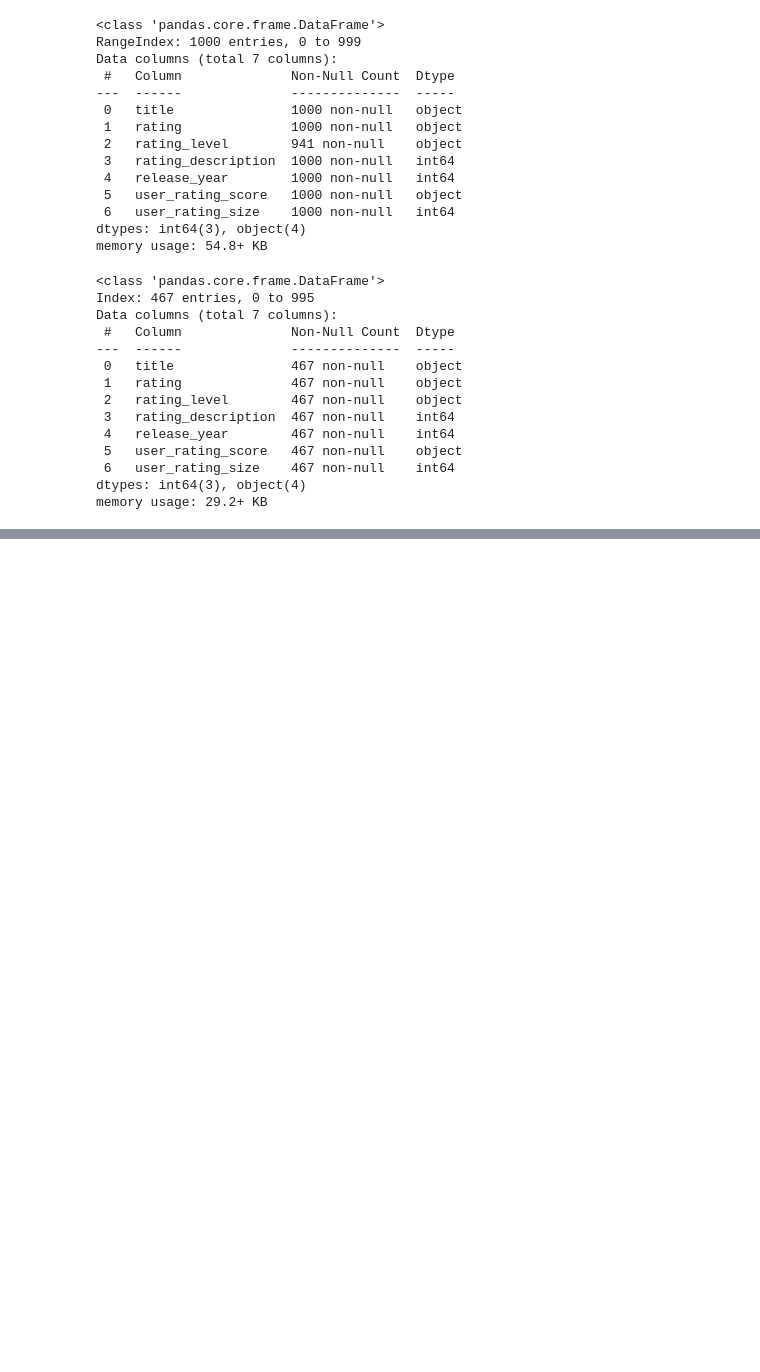
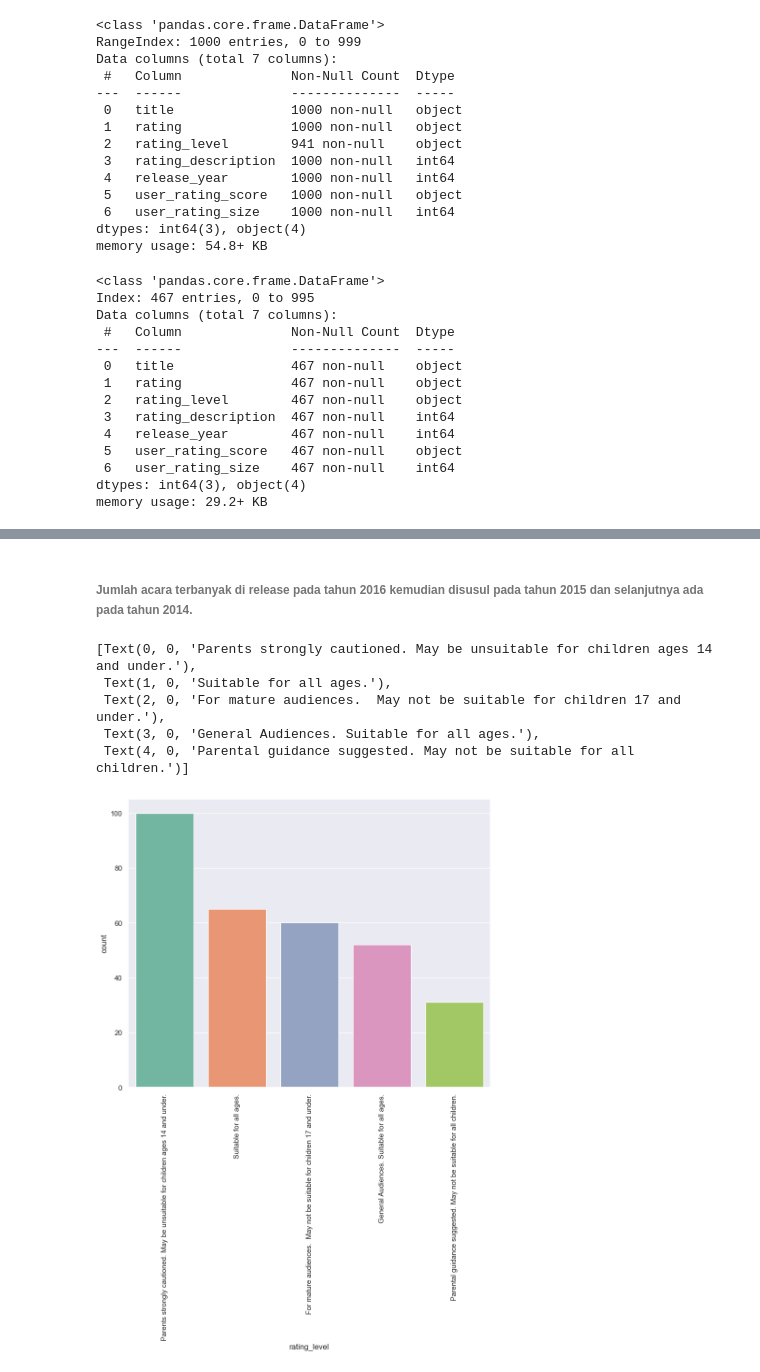
Before and after one commit to yussyafridayusfi/Netflix-EDA--1, a Jupyter notebook: EDA_netflix.ipynb, the cells around one changed output, grey strips where cells are left out. Drawn from its saved outputs; the diff is of its cells as text; code cells hidden in the pictures; blank space fills up the shorter version.

```diff
--- a/EDA_netflix.ipynb
+++ b/EDA_netflix.ipynb
@@ -108,0 +140,16 @@ memory usage: 29.2+ KB
+# %% [markdown]
+###### Jumlah acara terbanyak di release pada tahun 2016 kemudian disusul pada tahun 2015 dan selanjutnya ada pada tahun 2014.
+# %%
+plt.figure(figsize=(10, 8))
+sns.set(style="darkgrid")
+ax = sns.countplot(x="rating_level", data=df, palette="Set2",
+                   order=df["rating_level"].value_counts(ascending=False).index[0:5])
+ax.set_xticklabels(ax.get_xticklabels(), rotation= 90)
+# ax.figure
+# %% [output]
+[Text(0, 0, 'Parents strongly cautioned. May be unsuitable for children ages 14 and under.'),
+ Text(1, 0, 'Suitable for all ages.'),
+ Text(2, 0, 'For mature audiences.  May not be suitable for children 17 and under.'),
+ Text(3, 0, 'General Audiences. Suitable for all ages.'),
+ Text(4, 0, 'Parental guidance suggested. May not be suitable for all children.')]
+[figure, added]
```
Also changed, not shown: parts of 5 cells of this notebook.
